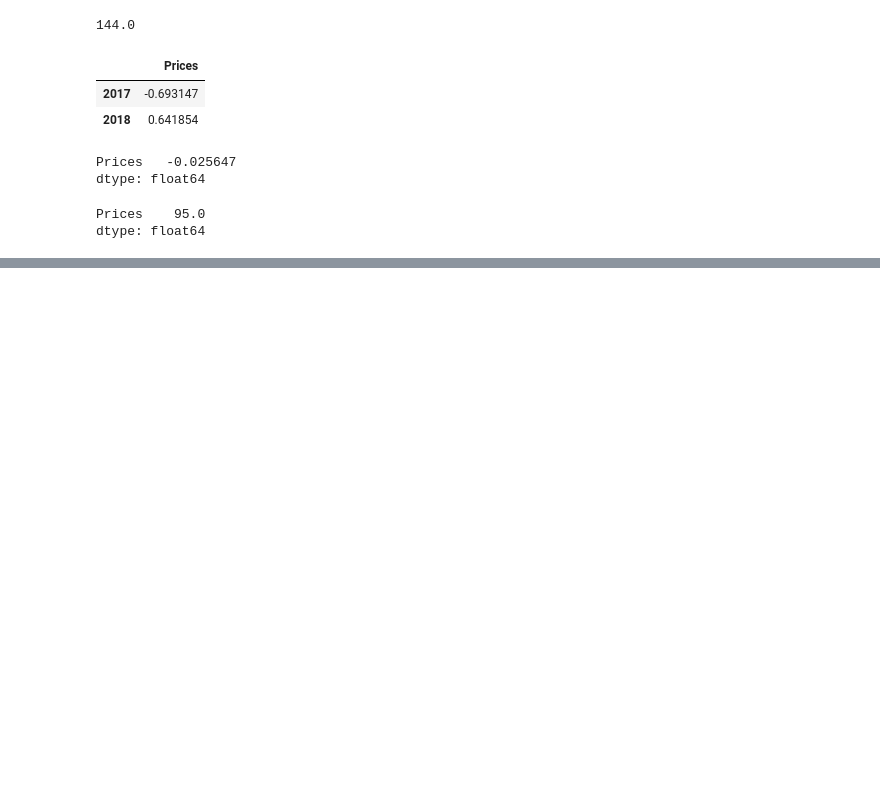
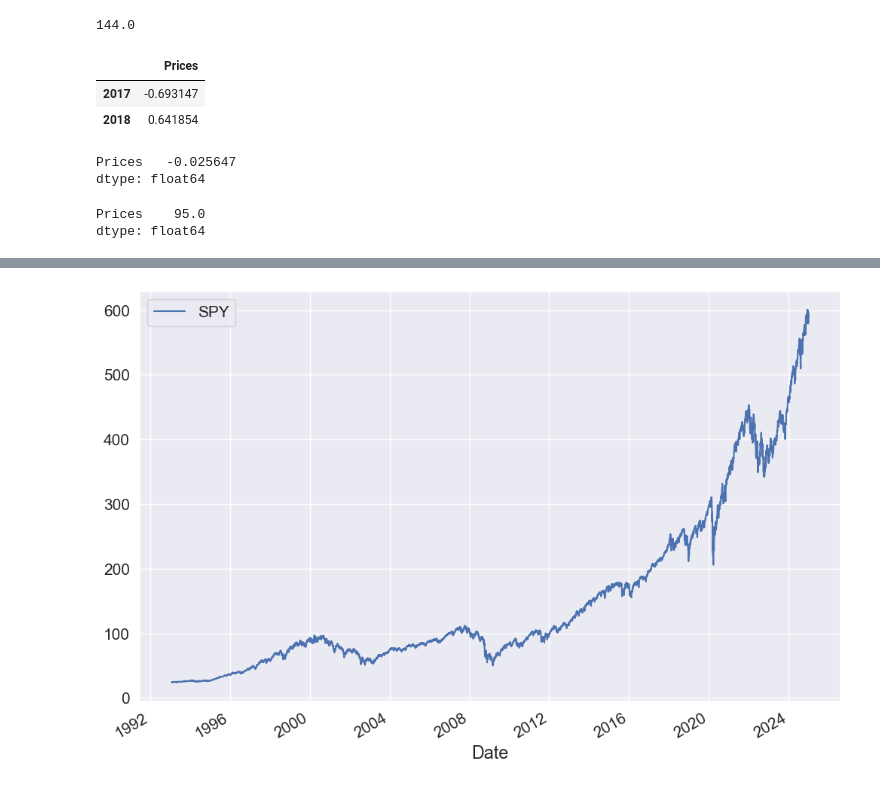
Before and after one commit to collochumba/machine_learning_manafrica, a Jupyter notebook: usd1.ipynb, the cells around one changed output, grey strips where cells are left out. Drawn from its saved outputs; the diff is of its cells as text; code cells hidden in the pictures; blank space fills up the shorter version.

```diff
--- a/usd1.ipynb
+++ b/usd1.ipynb
@@ -742,3 +763,5 @@ dtype: float64
 # %% [output]
 Prices    95.0
 dtype: float64
+# %%
+SPY = yf.download("SPY", start="1993-01-01", end="2025-01-01")
@@ -744,0 +781,2 @@ dtype: float64
+# %%
+spy = SPY['Close']
@@ -744,0 +800,6 @@ dtype: float64
+# %%
+spy.plot(figsize=(12,8),fontsize=15)
+plt.legend(loc="upper left", fontsize=15)
+plt.show()
+# %% [output]
+[figure, added]
```
Also changed, not shown: parts of 52 cells of this notebook, 5 other files.
